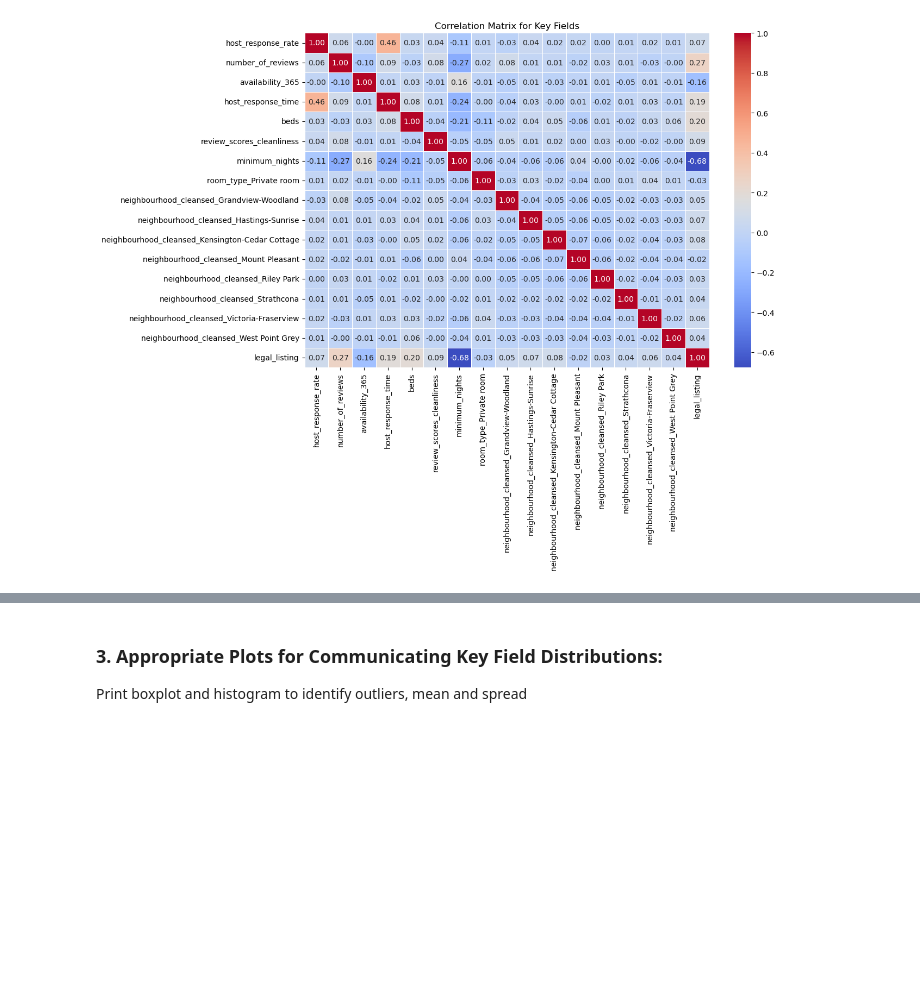
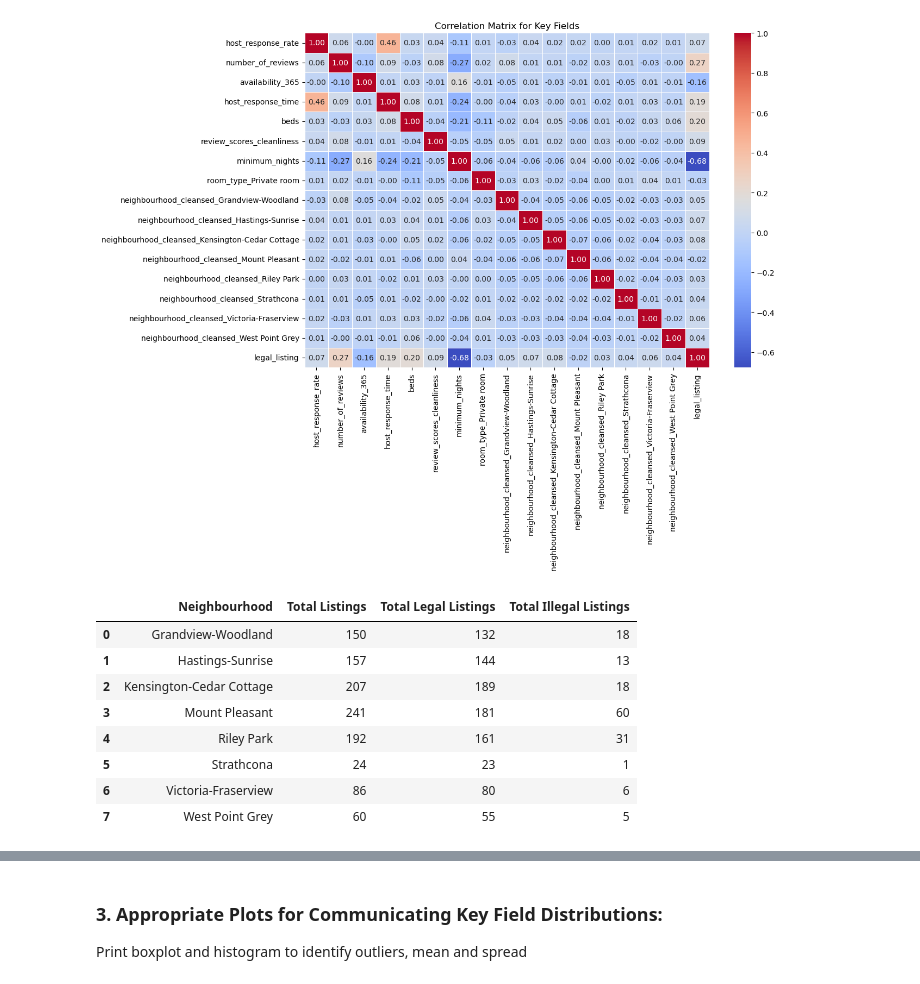
Before and after one commit to JuanesLamilla/yvr-airbnb-license-model, a Jupyter notebook: EDA.ipynb, the cells around one changed output, grey strips where cells are left out. Cells and saved outputs as stored; diff of their text form; code cells hidden in the pictures; blank space fills up the shorter version.

```diff
--- a/EDA.ipynb
+++ b/EDA.ipynb
@@ -182,3 +182,46 @@ plt.title('Correlation Matrix for Key Fields')
 plt.show()
 # %% [output]
 [figure]
+# %%
+
+# Get the columns that start with "neighbourhood_cleansed"
+neighbourhood_columns = [col for col in key_fields.columns if col.startswith('neighbourhood_cleansed')]
+
+# Create a new dataframe to store the neighbourhood information
+neighbourhood_df = pd.DataFrame()
+
+# Iterate over each neighbourhood column
+for col in neighbourhood_columns:
+    # Get the neighbourhood name
+    neighbourhood = col.split('_')[2]
+
+    # Calculate the total number of listings in the neighbourhood
+    total_listings = key_fields[key_fields[col] == 1].shape[0]
+
+    # Calculate the total number of legal listings in the neighbourhood
+    total_legal_listings = key_fields[(key_fields[col] == 1) & (key_fields['legal_listing'] == 1)].shape[0]
+
+    # Calculate the total number of illegal listings in the neighbourhood
+    total_illegal_listings = key_fields[(key_fields[col] == 1) & (key_fields['legal_listing'] == 0)].shape[0]
+
+    # Create a new dataframe with the neighbourhood information
+    neighbourhood_info = pd.DataFrame({'Neighbourhood': [neighbourhood],
+                                       'Total Listings': [total_listings],
+                                       'Total Legal Listings': [total_legal_listings],
+                                       'Total Illegal Listings': [total_illegal_listings]})
+
+    # Concatenate the new dataframe with the neighbourhood_df dataframe
+    neighbourhood_df = pd.concat([neighbourhood_df, neighbourhood_info], ignore_index=True)
+
+# Display the new dataframe
+neighbourhood_df
+# %% [output]
+|  | Neighbourhood | Total Listings | Total Legal Listings | Total Illegal Listings |
+| 0 | Grandview-Woodland | 150 | 132 | 18 |
+| 1 | Hastings-Sunrise | 157 | 144 | 13 |
+| 2 | Kensington-Cedar Cottage | 207 | 189 | 18 |
+| 3 | Mount Pleasant | 241 | 181 | 60 |
+| 4 | Riley Park | 192 | 161 | 31 |
+| 5 | Strathcona | 24 | 23 | 1 |
+| 6 | Victoria-Fraserview | 86 | 80 | 6 |
+| 7 | West Point Grey | 60 | 55 | 5 |
```
Also changed, not shown: parts of 2 cells of this notebook.
